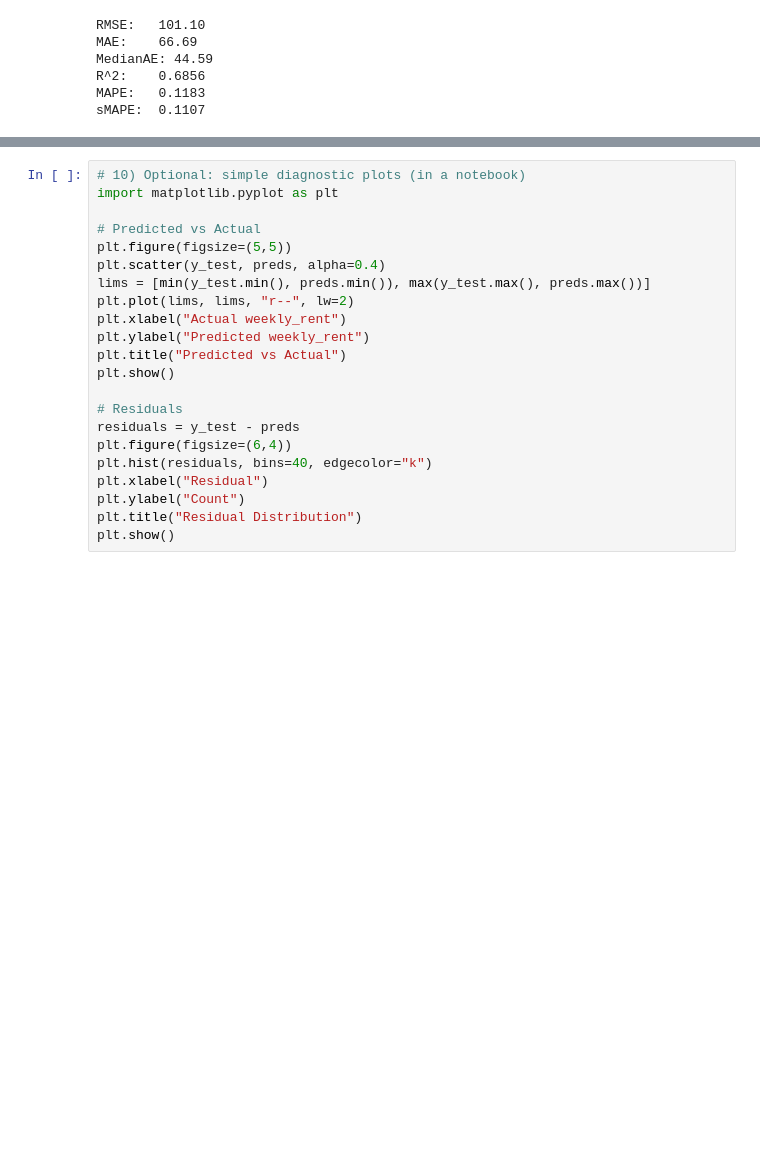
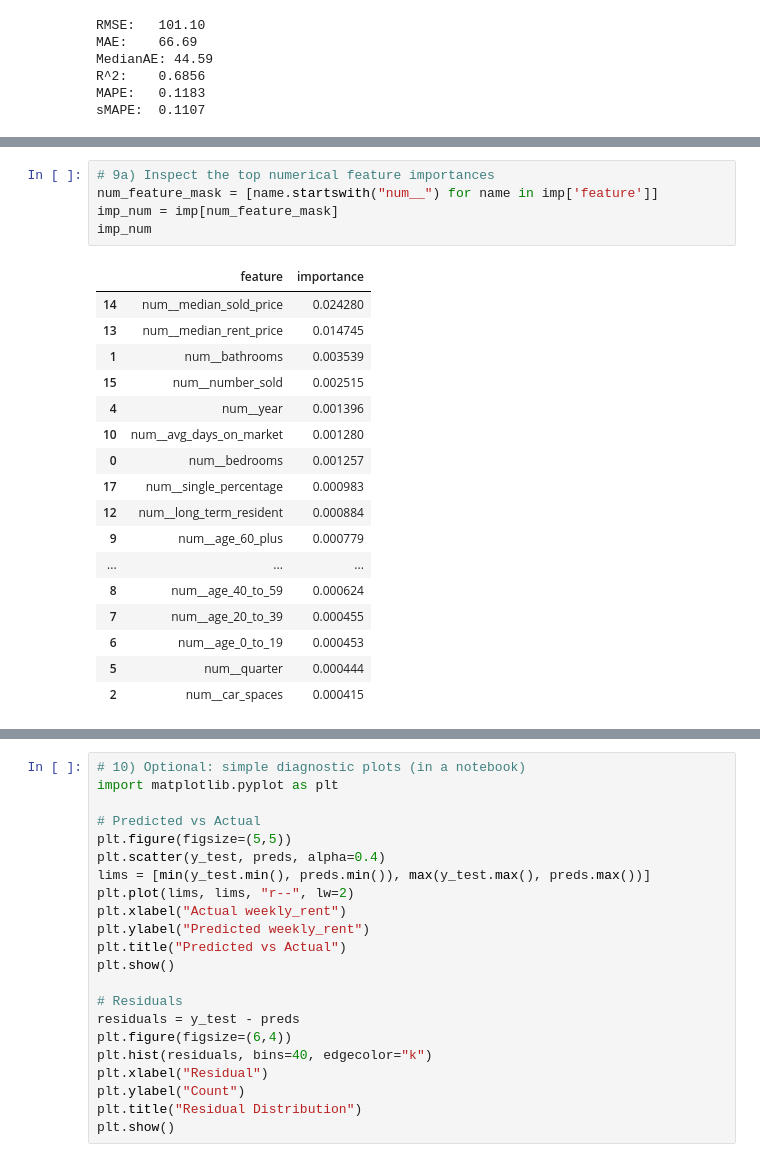
Before and after one commit to jackshee/real-estate-industry-project-public-version, a Jupyter notebook: notebooks/model_xgboost.ipynb, the cells around one changed output, grey strips where cells are left out. Drawn from its saved outputs; the diff is of its cells as text; blank space fills up the shorter version.

```diff
--- a/notebooks/model_xgboost.ipynb
+++ b/notebooks/model_xgboost.ipynb
@@ -176,0 +187,23 @@ imp.head(20)
+# %%
+# 9a) Inspect the top numerical feature importances
+num_feature_mask = [name.startswith("num__") for name in imp['feature']]
+imp_num = imp[num_feature_mask]
+imp_num
+# %% [output]
+|  | feature | importance |
+| 14 | num__median_sold_price | 0.024280 |
+| 13 | num__median_rent_price | 0.014745 |
+| 1 | num__bathrooms | 0.003539 |
+| 15 | num__number_sold | 0.002515 |
+| 4 | num__year | 0.001396 |
+| 10 | num__avg_days_on_market | 0.001280 |
+| 0 | num__bedrooms | 0.001257 |
+| 17 | num__single_percentage | 0.000983 |
+| 12 | num__long_term_resident | 0.000884 |
+| 9 | num__age_60_plus | 0.000779 |
+| ... | ... | ... |
+| 8 | num__age_40_to_59 | 0.000624 |
+| 7 | num__age_20_to_39 | 0.000455 |
+| 6 | num__age_0_to_19 | 0.000453 |
+| 5 | num__quarter | 0.000444 |
+| 2 | num__car_spaces | 0.000415 |
```
Also changed, not shown: parts of 4 cells of this notebook.
